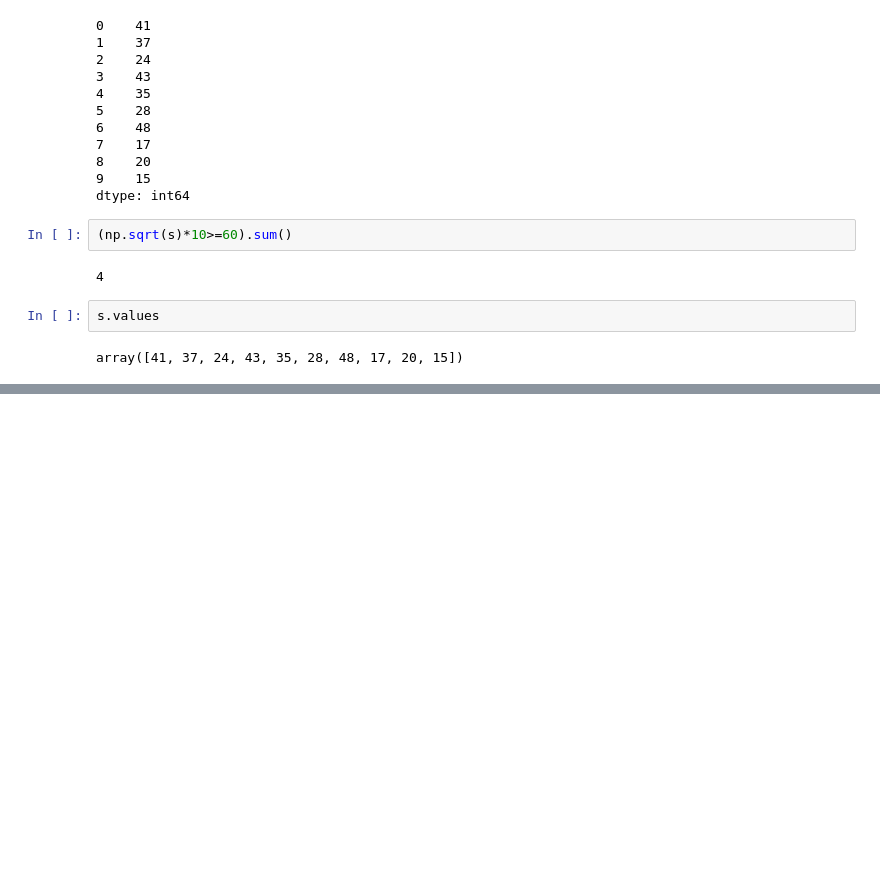
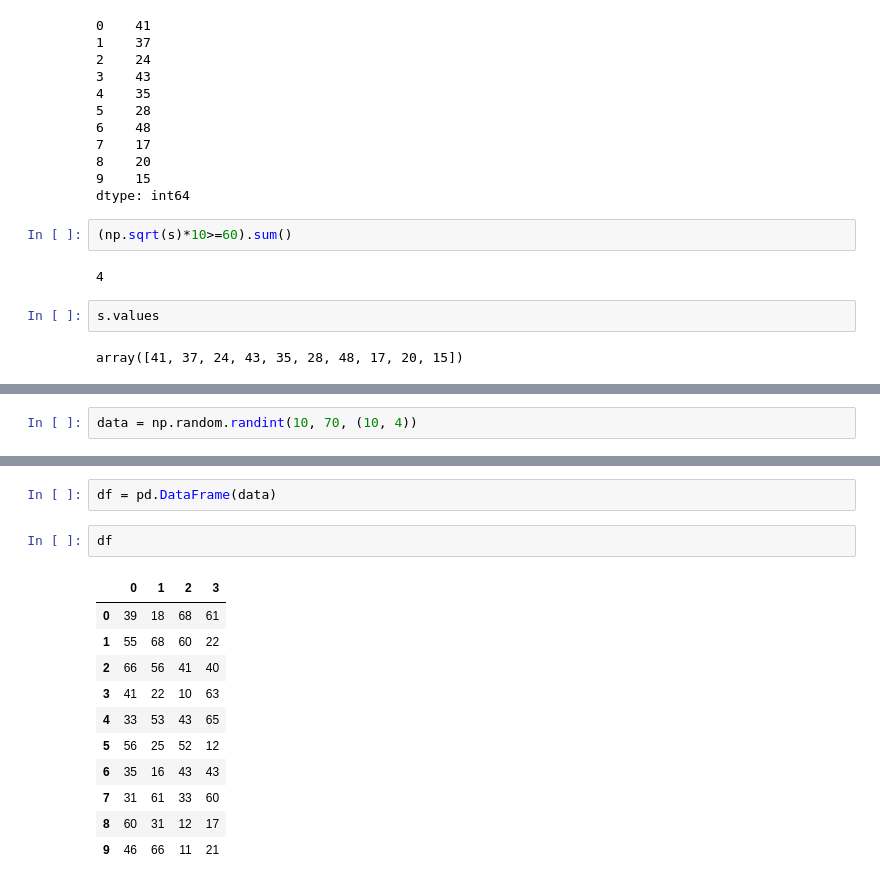
Before and after one commit to vcdemy/20230613, a Jupyter notebook: 20230801筆記.ipynb, the cells around one changed output, grey strips where cells are left out. Cells and saved outputs as stored; diff of their text form; blank space fills up the shorter version.

```diff
--- a/20230801筆記.ipynb
+++ b/20230801筆記.ipynb
@@ -275,0 +397,2 @@ array([41, 37, 24, 43, 35, 28, 48, 17, 20, 15])
+# %%
+data = np.random.randint(10, 70, (10, 4))
@@ -275,0 +412,16 @@ array([41, 37, 24, 43, 35, 28, 48, 17, 20, 15])
+# %%
+df = pd.DataFrame(data)
+# %%
+df
+# %% [output]
+|  | 0 | 1 | 2 | 3 |
+| 0 | 39 | 18 | 68 | 61 |
+| 1 | 55 | 68 | 60 | 22 |
+| 2 | 66 | 56 | 41 | 40 |
+| 3 | 41 | 22 | 10 | 63 |
+| 4 | 33 | 53 | 43 | 65 |
+| 5 | 56 | 25 | 52 | 12 |
+| 6 | 35 | 16 | 43 | 43 |
+| 7 | 31 | 61 | 33 | 60 |
+| 8 | 60 | 31 | 12 | 17 |
+| 9 | 46 | 66 | 11 | 21 |
```
Also changed, not shown: parts of 32 cells of this notebook.
